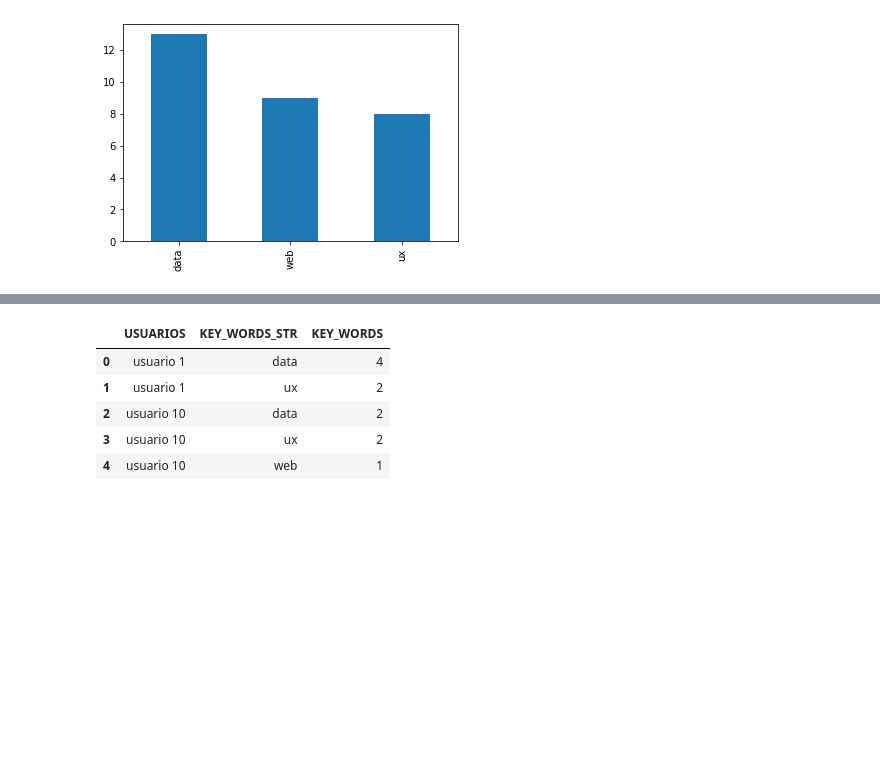
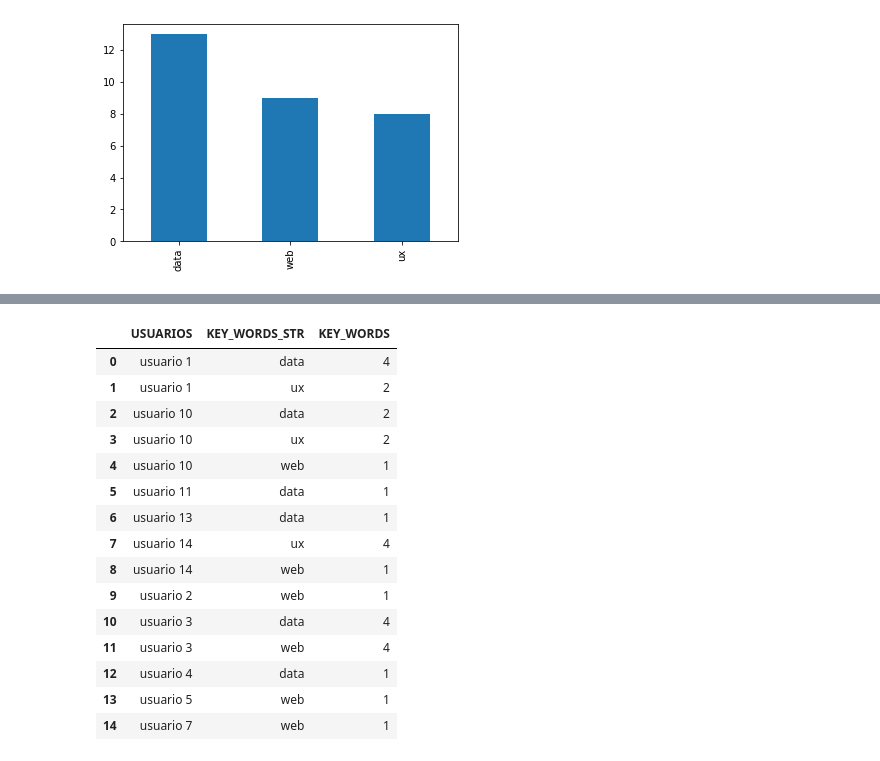
Before and after one commit to isaitu11/Final-Project-IH, a Jupyter notebook: BOT_PROYECT/CHAT_BOT_PROYECT.ipynb, the cells around one changed output, grey strips where cells are left out. Saved outputs shown, nothing was run; the diff lists cells and outputs as text; code cells hidden in the pictures; blank space fills up the shorter version.

```diff
--- a/BOT_PROYECT/CHAT_BOT_PROYECT.ipynb
+++ b/BOT_PROYECT/CHAT_BOT_PROYECT.ipynb
@@ -201,14 +201,24 @@ Name: KEY_WORDS, dtype: int64
 # %%
 usuario_key_word = usuario_key_count['KEY_WORDS'].reset_index()
 usuario_bootcamp = pd.DataFrame(usuario_key_word)
-usuario_bootcamp.head()
+usuario_bootcamp
 # %% [output]
 |  | USUARIOS | KEY_WORDS_STR | KEY_WORDS |
 | 0 | usuario 1 | data | 4 |
 | 1 | usuario 1 | ux | 2 |
 | 2 | usuario 10 | data | 2 |
 | 3 | usuario 10 | ux | 2 |
 | 4 | usuario 10 | web | 1 |
+| 5 | usuario 11 | data | 1 |
+| 6 | usuario 13 | data | 1 |
+| 7 | usuario 14 | ux | 4 |
+| 8 | usuario 14 | web | 1 |
+| 9 | usuario 2 | web | 1 |
+| 10 | usuario 3 | data | 4 |
+| 11 | usuario 3 | web | 4 |
+| 12 | usuario 4 | data | 1 |
+| 13 | usuario 5 | web | 1 |
+| 14 | usuario 7 | web | 1 |
 # %%
 #Descargamos el CSV con nuestro Data Frame.
 #chatbot.to_csv('chatbot_analysis.csv')
```
Also changed, not shown: parts of 2 cells of this notebook, 1 other file.
